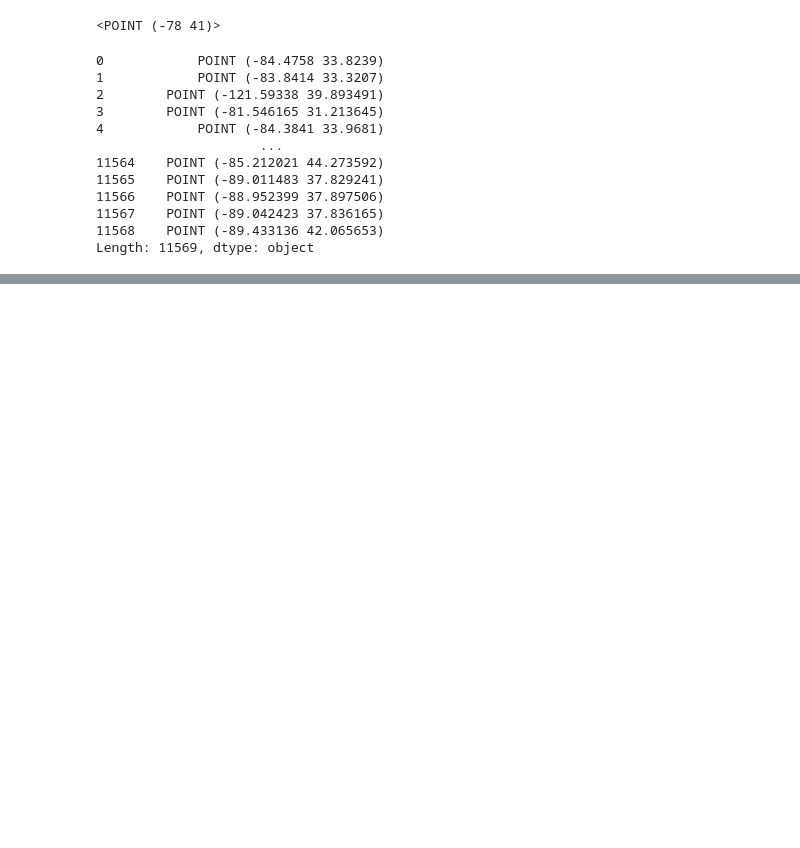
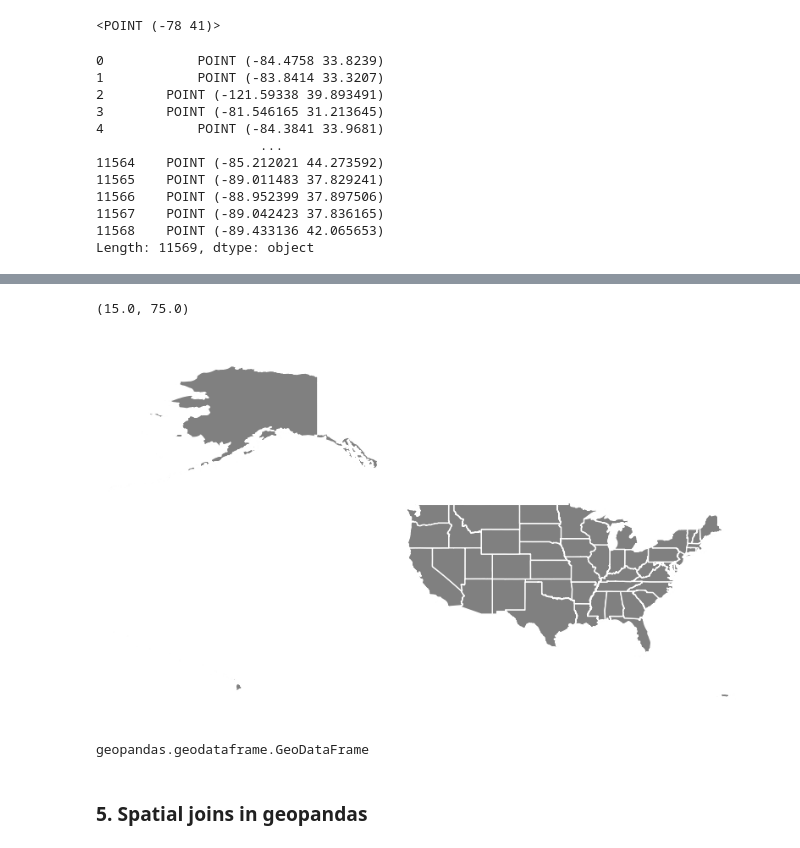
Before and after one commit to leticiafaria7/tools-functions, a Jupyter notebook: geopandas/geopandas.ipynb, the cells around one changed output, grey strips where cells are left out. Cells and saved outputs as stored; diff of their text form; code cells hidden in the pictures; blank space fills up the shorter version.

```diff
--- a/geopandas/geopandas.ipynb
+++ b/geopandas/geopandas.ipynb
@@ -153,0 +188,23 @@ powerplants.plot(markersize = 0.5, c = 'black')
+# %%
+# pass parameter to .plot
+# work with the ax variable
+
+# coloring shape:
+# 1. fill - inside part
+# 2. stroke/line/edge - outline
+
+ax = states.plot(figsize = (10, 10), color = 'gray', edgecolor = 'white', linewidth = 1)
+
+ax.axis('off')
+
+ax.set_xlim(-180, -60)
+ax.set_ylim(15, 75)
+# %% [output]
+(15.0, 75.0)
+[figure, added]
+# %%
+type(powerplants)
+# %% [output]
+geopandas.geodataframe.GeoDataFrame
+# %% [markdown]
+### 5. Spatial joins in geopandas
```
Also changed, not shown: parts of 18 cells of this notebook.
